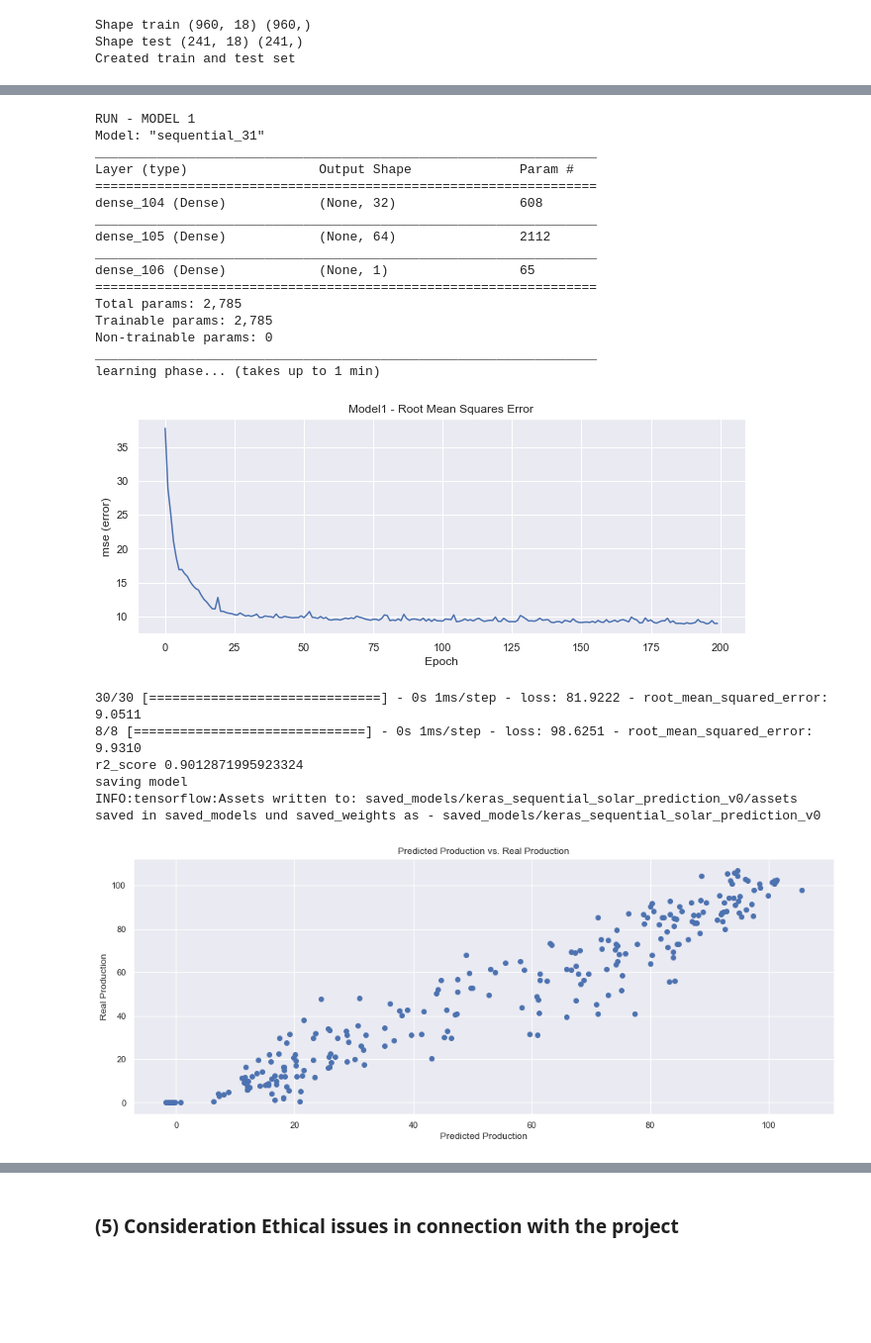
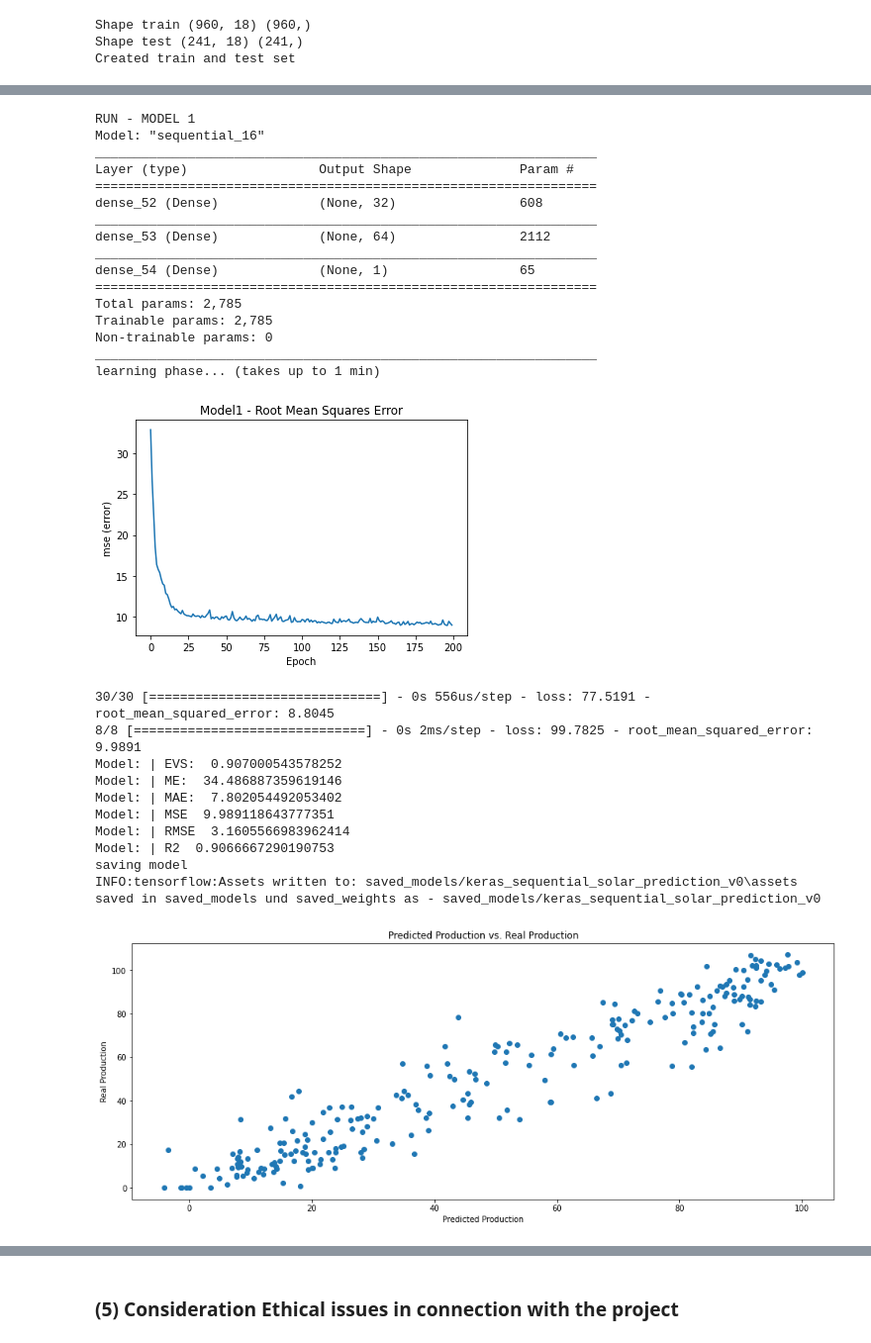
Before and after one commit to the-s-a-m/solarprediction, a Jupyter notebook: SolarAnalysis.ipynb, the cells around one changed output, grey strips where cells are left out. Shown at 99% size. Drawn from its saved outputs; the diff is of its cells as text; code cells hidden in the pictures; blank space fills up the shorter version.

Commit message:
Fixed issues and updated model2

```diff
--- a/SolarAnalysis.ipynb
+++ b/SolarAnalysis.ipynb
@@ -1333,49 +1334,64 @@ model1.evaluate(X_test, y_test)
 y_train_pred_m1 = model1.predict(X_train)
 y_test_pred_m1 = model1.predict(X_test)
 
-from sklearn.metrics import r2_score
-print('r2_score', r2_score(y_test_pred_m1, y_test))
+EVS = (explained_variance_score(y_test, y_test_pred_m1))
+ME = (max_error(y_test, y_test_pred_m1))
+MAE = (mean_absolute_error(y_test, y_test_pred_m1))
+MSE = np.sqrt(mean_squared_error(y_test, y_test_pred_m1, squared=True))
+RMSE = np.sqrt(mean_squared_error(y_test, y_test_pred_m1, squared=False))
+R2 = r2_score(y_test, y_test_pred_m1)
+print('Model: | EVS: ', EVS)
+print('Model: | ME: ', ME)
+print('Model: | MAE: ', MAE)
+print('Model: | MSE ', MSE)
+print('Model: | RMSE ', RMSE)
+print('Model: | R2 ', R2)
 
 print('saving model')
 fileNameModel1 = 'saved_models/keras_sequential_solar_prediction_v0'
 tf.saved_model.save(model1, fileNameModel1)
 model1.save_weights('saved_weights/keras_sequential_solar_prediction_v0')
 print('saved in saved_models und saved_weights as - ' + fileNameModel1)
 
 plt.figure(figsize=(16,6))
 plt.scatter(y_test_pred_m1, y_test)
 plt.xlabel('Predicted Production')
 plt.ylabel('Real Production')
 plt.title('Predicted Production vs. Real Production')
 plt.show()
 
 combined = np.array([y_test_pred_m1.transpose()[0], np.array(y_test)]).transpose()
 results = pd.DataFrame(data=combined)
 results.columns = ['Predicted Production', 'Real Production']
 results[10:20]
 # %% [output]
 RUN - MODEL 1
-Model: "sequential_31"
+Model: "sequential_16"
 _________________________________________________________________
 Layer (type)                 Output Shape              Param #
 =================================================================
-dense_104 (Dense)            (None, 32)                608
+dense_52 (Dense)             (None, 32)                608
 _________________________________________________________________
-dense_105 (Dense)            (None, 64)                2112
+dense_53 (Dense)             (None, 64)                2112
 _________________________________________________________________
-dense_106 (Dense)            (None, 1)                 65
+dense_54 (Dense)             (None, 1)                 65
 =================================================================
 Total params: 2,785
 Trainable params: 2,785
 Non-trainable params: 0
 _________________________________________________________________
 learning phase... (takes up to 1 min)
-[figure, old version]
+[figure, new version]
-30/30 [==============================] - 0s 1ms/step - loss: 81.9222 - root_mean_squared_error: 9.0511
-8/8 [==============================] - 0s 1ms/step - loss: 98.6251 - root_mean_squared_error: 9.9310
-r2_score 0.9012871995923324
+30/30 [==============================] - 0s 556us/step - loss: 77.5191 - root_mean_squared_error: 8.8045
+8/8 [==============================] - 0s 2ms/step - loss: 99.7825 - root_mean_squared_error: 9.9891
+Model: | EVS:  0.907000543578252
+Model: | ME:  34.486887359619146
+Model: | MAE:  7.802054492053402
+Model: | MSE  9.989118643777351
+Model: | RMSE  3.1605566983962414
+Model: | R2  0.9066667290190753
 saving model
-INFO:tensorflow:Assets written to: saved_models/keras_sequential_solar_prediction_v0/assets
+INFO:tensorflow:Assets written to: saved_models/keras_sequential_solar_prediction_v0\assets
 saved in saved_models und saved_weights as - saved_models/keras_sequential_solar_prediction_v0
-[figure, old version]
+[figure, new version]
 |  | Predicted Production | Real Production |
```
Also changed, not shown: parts of 11 cells of this notebook, 10 other files.
